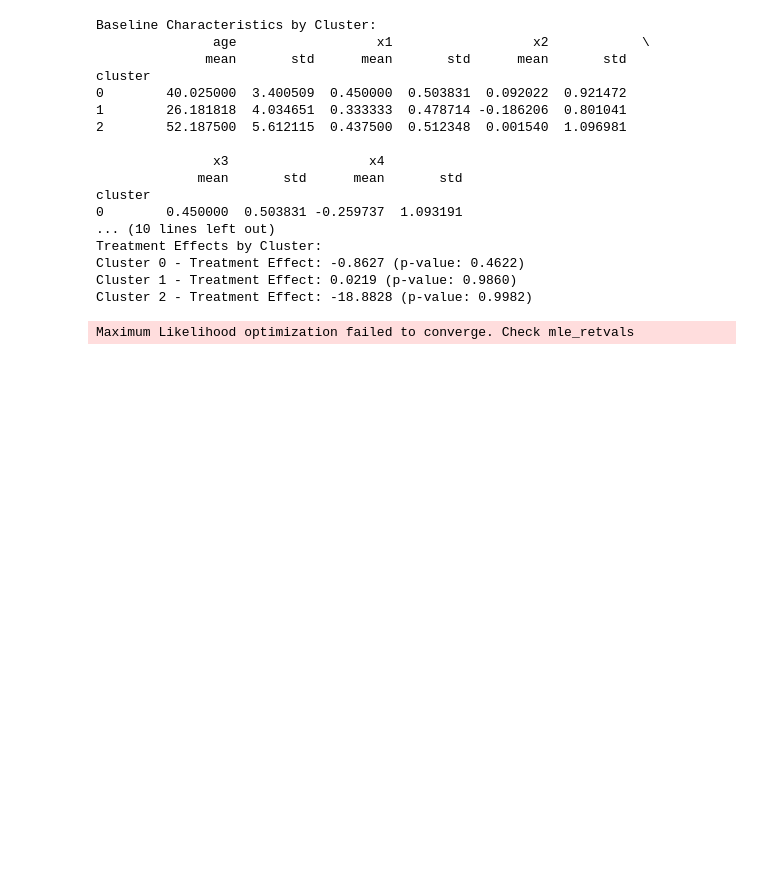
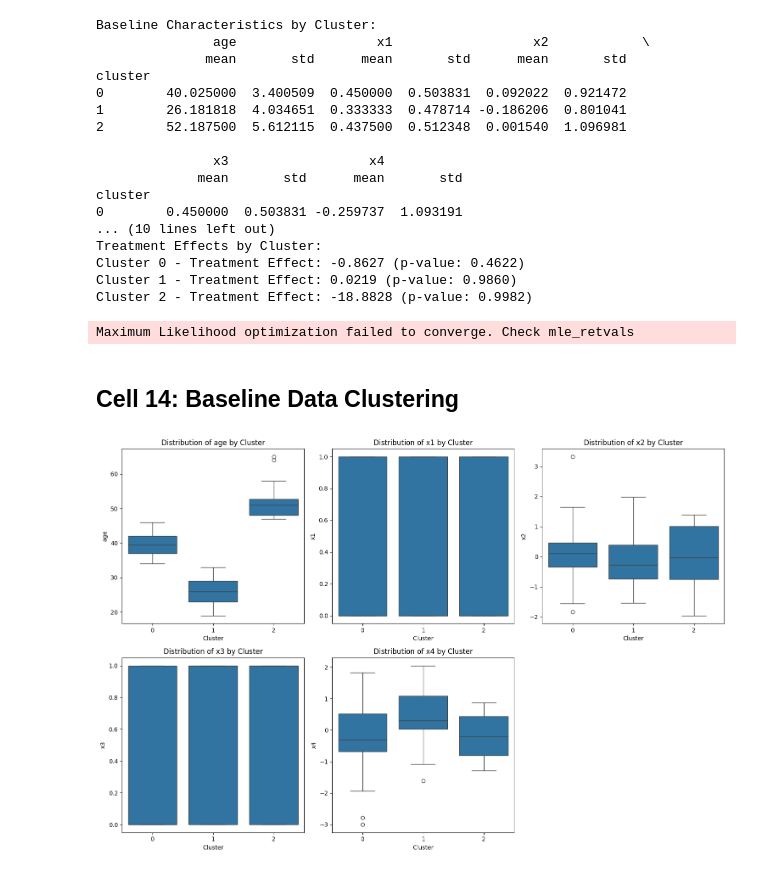
Before and after one commit to vehchu/Clustering-Assignment-1, a Jupyter notebook: tte-v2.ipynb, the cells around one changed output. Cells and saved outputs as stored; diff of their text form; code cells hidden in the pictures; blank space fills up the shorter version.

```diff
--- a/tte-v2.ipynb
+++ b/tte-v2.ipynb
@@ -460,3 +460,37 @@ Cluster 0 - Treatment Effect: -0.8627 (p-value: 0.4622)
 Cluster 1 - Treatment Effect: 0.0219 (p-value: 0.9860)
 Cluster 2 - Treatment Effect: -18.8828 (p-value: 0.9982)
 Maximum Likelihood optimization failed to converge. Check mle_retvals
+# %% [markdown]
+## Cell 14: Baseline Data Clustering
+# %%
+import seaborn as sns
+import matplotlib.pyplot as plt
+import pandas as pd
+
+# Assuming trial_itt["data"] is the ITT dataset with a 'cluster' column from prior K-means clustering
+# Extract baseline data from period 0
+baseline_data = trial_itt["data"][trial_itt["data"]["period"] == 0]
+
+# Define the baseline variables to plot
+baseline_vars = ["age", "x1", "x2", "x3", "x4"]
+
+# Set up the figure with subplots (2 rows, 3 columns)
+fig, axes = plt.subplots(nrows=2, ncols=3, figsize=(15, 10))
+axes = axes.flatten()  # Flatten the 2D array of axes for easier iteration
+
+# Create a box plot for each baseline variable, grouped by cluster
+for i, var in enumerate(baseline_vars):
+    sns.boxplot(x="cluster", y=var, data=baseline_data, ax=axes[i])
+    axes[i].set_title(f"Distribution of {var} by Cluster")
+    axes[i].set_xlabel("Cluster")
+    axes[i].set_ylabel(var)
+
+# Remove any unused subplots (since we have 5 variables but 6 slots)
+for j in range(i + 1, len(axes)):
+    fig.delaxes(axes[j])
+
+# Adjust layout for better spacing
+plt.tight_layout()
+plt.show()
+# %% [output]
+[figure, added]
```
Also changed, not shown: parts of 4 cells of this notebook, 3 other files.
